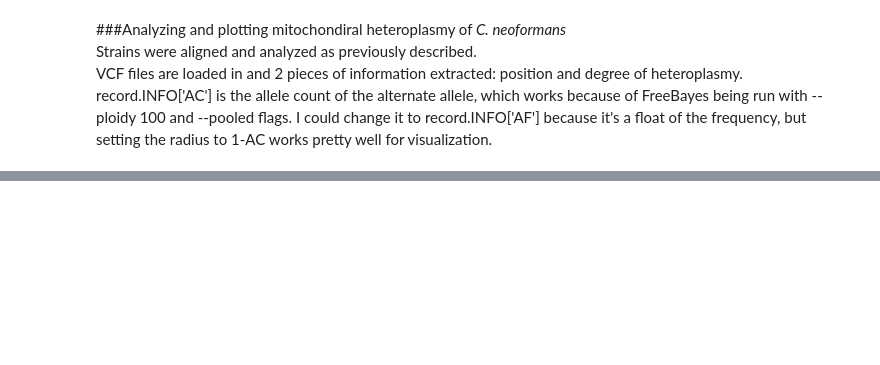
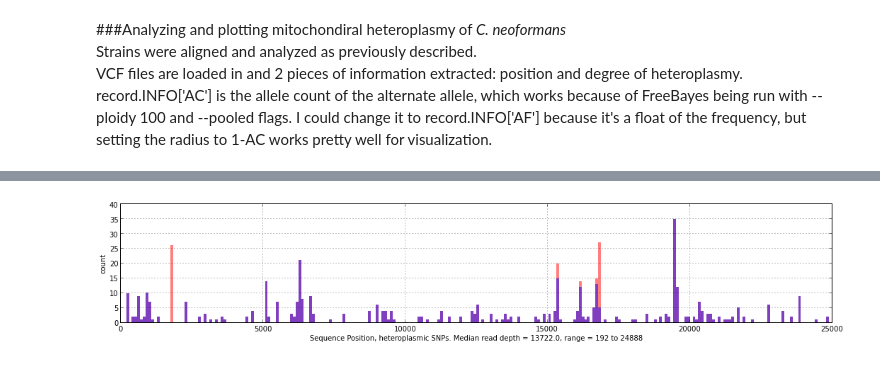
Before and after one commit to drlabratory/Research_Git, a Jupyter notebook: sequence_analysis/VCF plotting.ipynb, the cells around one changed output, grey strips where cells are left out. Saved outputs shown, nothing was run; the diff lists cells and outputs as text; code cells hidden in the pictures; blank space fills up the shorter version.

```diff
--- a/sequence_analysis/VCF plotting.ipynb
+++ b/sequence_analysis/VCF plotting.ipynb
@@ -88,0 +28,22 @@ plt.show()
+# %%
+h_snp = []
+
+fig2 = plt.figure(figsize=(18, 3))
+hsnp_plot = fig2.add_subplot(111)
+
+for files in flist:
+    vcf_reader = vcf.Reader(open('mito_vcf/%s' % files, 'r'))
+    for record in vcf_reader:
+        if record.INFO['AC'][0] < 100: # only want heteroplasmic sites
+            h_snp.append(record.POS)
+
+hsnp_plot.hist(snp, 253, facecolor='red', alpha=0.5, edgecolor='none') #this gives ~100bp per bin
+hsnp_plot.hist(h_snp, 253, facecolor='blue', alpha=0.5, edgecolor='none')
+hsnp_plot.set_xlabel('Sequence Position, heteroplasmic SNPs. Median read depth = %s, range = %s to %s' % (np.median(snp), min(snp), max(snp)))
+hsnp_plot.set_ylabel('count')
+hsnp_plot.set_ylim(0, 40)
+hsnp_plot.set_xlim(0, 25000)
+hsnp_plot.grid(True)
+plt.show()
+# %% [output]
+[figure, added]
```
Also changed, not shown: parts of 6 cells of this notebook, 3 other files.
